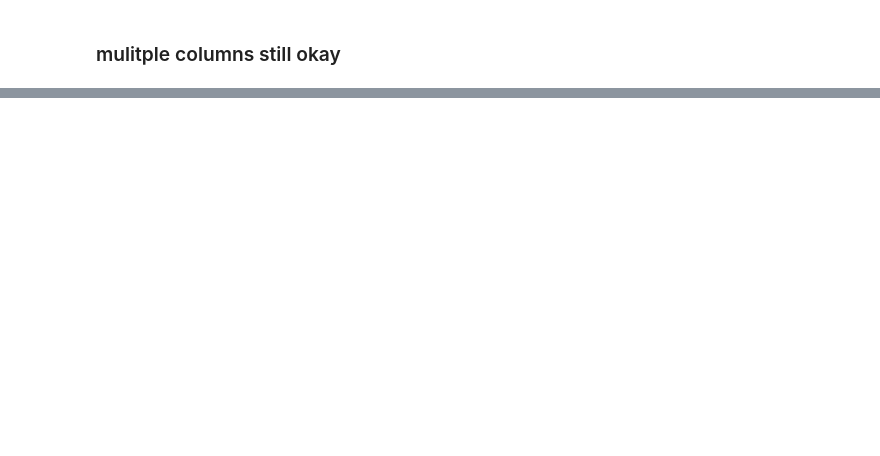
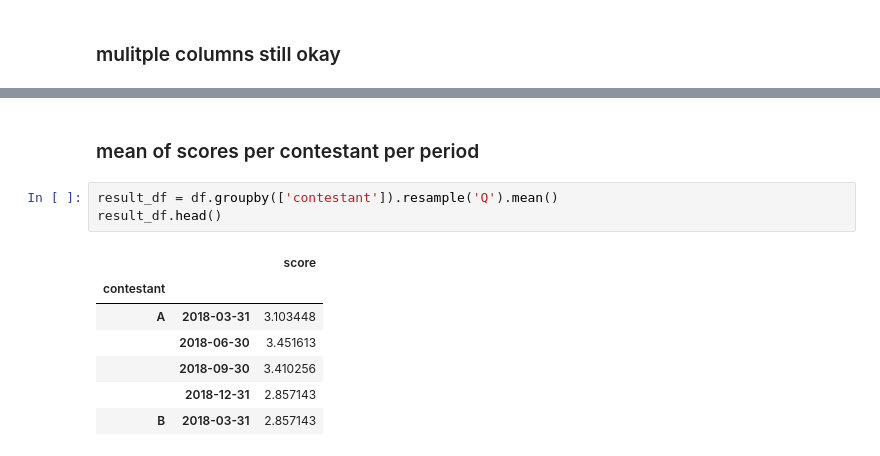
Before and after one commit to hbeemster/python-snippets, a Jupyter notebook: pandas/Time series.ipynb, the cells around one changed output, grey strips where cells are left out. Drawn from its saved outputs; the diff is of its cells as text; blank space fills up the shorter version.

```diff
--- a/pandas/Time series.ipynb
+++ b/pandas/Time series.ipynb
@@ -80,0 +141,13 @@ df.resample('2H').pad().head()
+# %% [markdown]
+### mean of scores per contestant per period
+# %%
+result_df = df.groupby(['contestant']).resample('Q').mean()
+result_df.head()
+# %% [output]
+|  |  | score |
+| contestant |  |  |
+| A | 2018-03-31 | 3.103448 |
+|  | 2018-06-30 | 3.451613 |
+|  | 2018-09-30 | 3.410256 |
+|  | 2018-12-31 | 2.857143 |
+| B | 2018-03-31 | 2.857143 |
```
Also changed, not shown: parts of 34 cells of this notebook, 2 other files.
